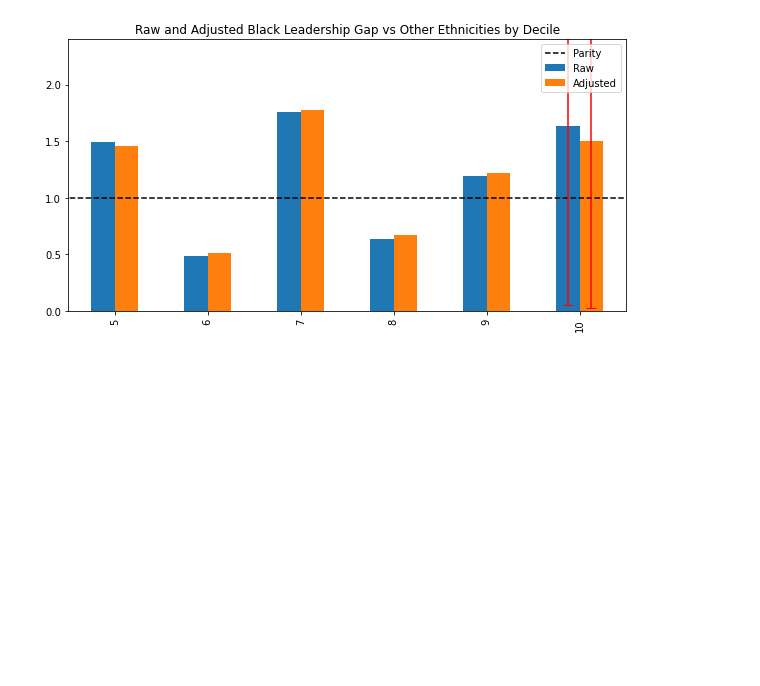
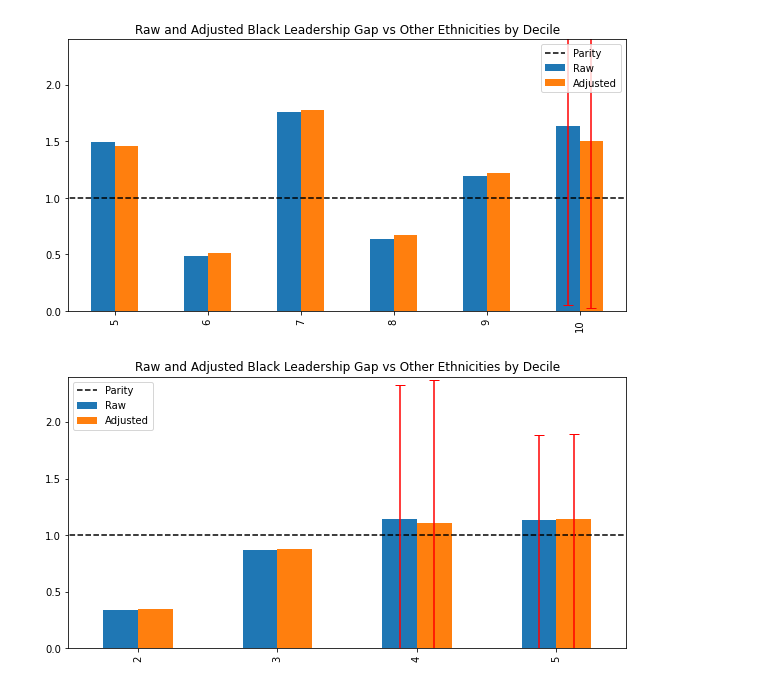
Before and after one commit to whoisnnamdi/black-dev-2020, a Jupyter notebook: code/career.ipynb, the cells around one changed output. Cells and saved outputs as stored; diff of their text form; code cells hidden in the pictures; blank space fills up the shorter version.

```diff
--- a/code/career.ipynb
+++ b/code/career.ipynb
@@ -118,7 +118,7 @@ predictions = pd.Series(model.predict())
 # %%
 X_q = {}
 Y_q = {}
-quantiles = 10
+quantiles = 5
 
 for q in range(1, quantiles+1):
     X_q[q] = X.reset_index(drop=True).loc[(predictions <= predictions.quantile(q/quantiles)) & (predictions > predictions.quantile(q/quantiles-(1/quantiles)))]
@@ -126,7 +126,7 @@ for q in range(1, quantiles+1):
     #Y_q[q] = predictions.loc[(predictions <= predictions.quantile(q/quantiles)) & (predictions > predictions.quantile(q/quantiles-(1/quantiles)))]
 # %%
 D = "Ethnicity"
-start_q = 5
+start_q = 2
 results_q = []
 for q in range(start_q, quantiles+1):
     print(q)
@@ -222,3 +222,14 @@ plt.errorbar(x=[i + 0.125 for i in range(start_q, quantiles+1)], y=[1] * (quanti
 plt.show()
 # %% [output]
 [figure]
+# %%
+(results_q[["coef_raw", "coef_ds"]] + 1).plot(kind="bar", figsize=(10,5))
+plt.ylim(0, 2.4)
+plt.title("Raw and Adjusted Black Leadership Gap vs Other Ethnicities by Decile")
+plt.hlines(1, -1, quantiles, linestyles="--")
+plt.legend(["Parity", "Raw", "Adjusted"])
+plt.errorbar(x=[i - 0.125 for i in range(start_q, quantiles+1)], y=[1] * (quantiles - start_q + 1), yerr=abs(results_q[["lower_raw", "upper_raw"]]).T.values, fmt="none", color="red", capsize=5)
+plt.errorbar(x=[i + 0.125 for i in range(start_q, quantiles+1)], y=[1] * (quantiles - start_q + 1), yerr=abs(results_q[["lower_ds", "upper_ds"]]).T.values, fmt="none", color="red", capsize=5)
+plt.show()
+# %% [output]
+[figure, added]
```
Also changed, not shown: parts of 10 cells of this notebook.
